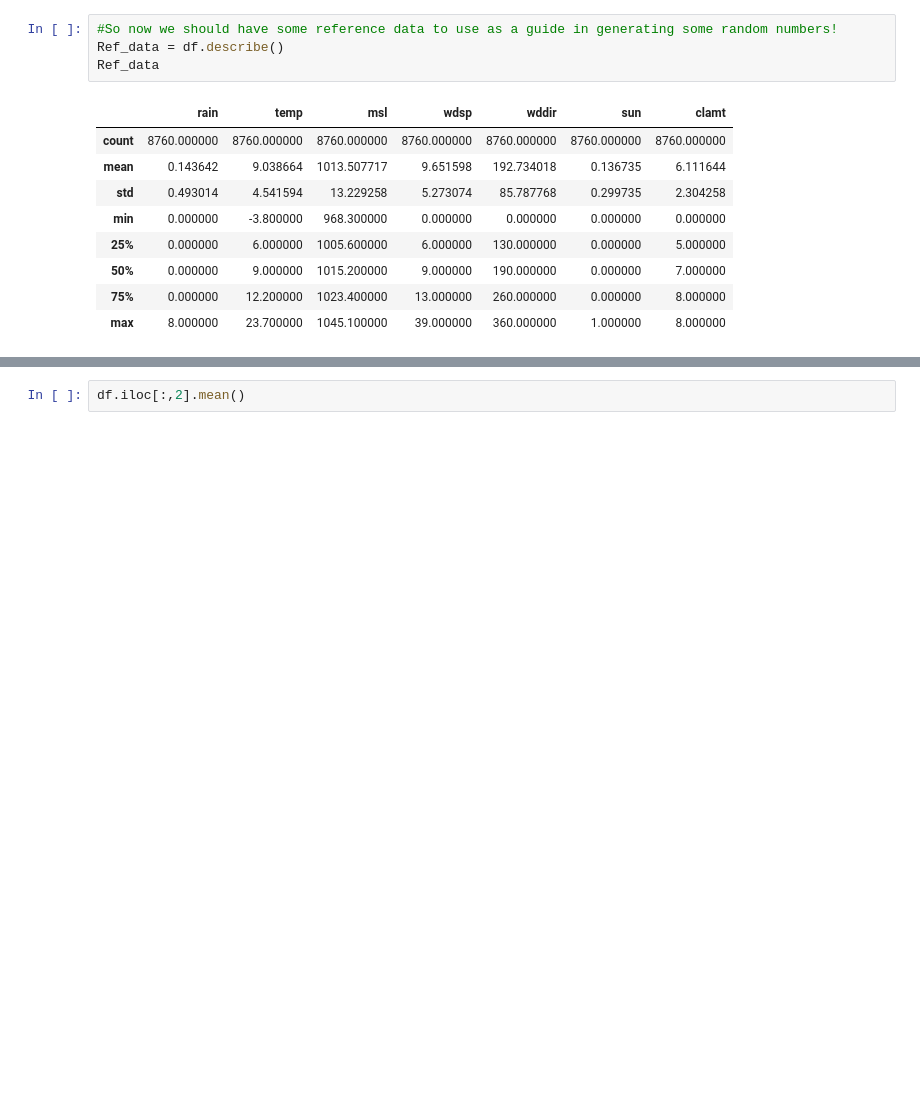
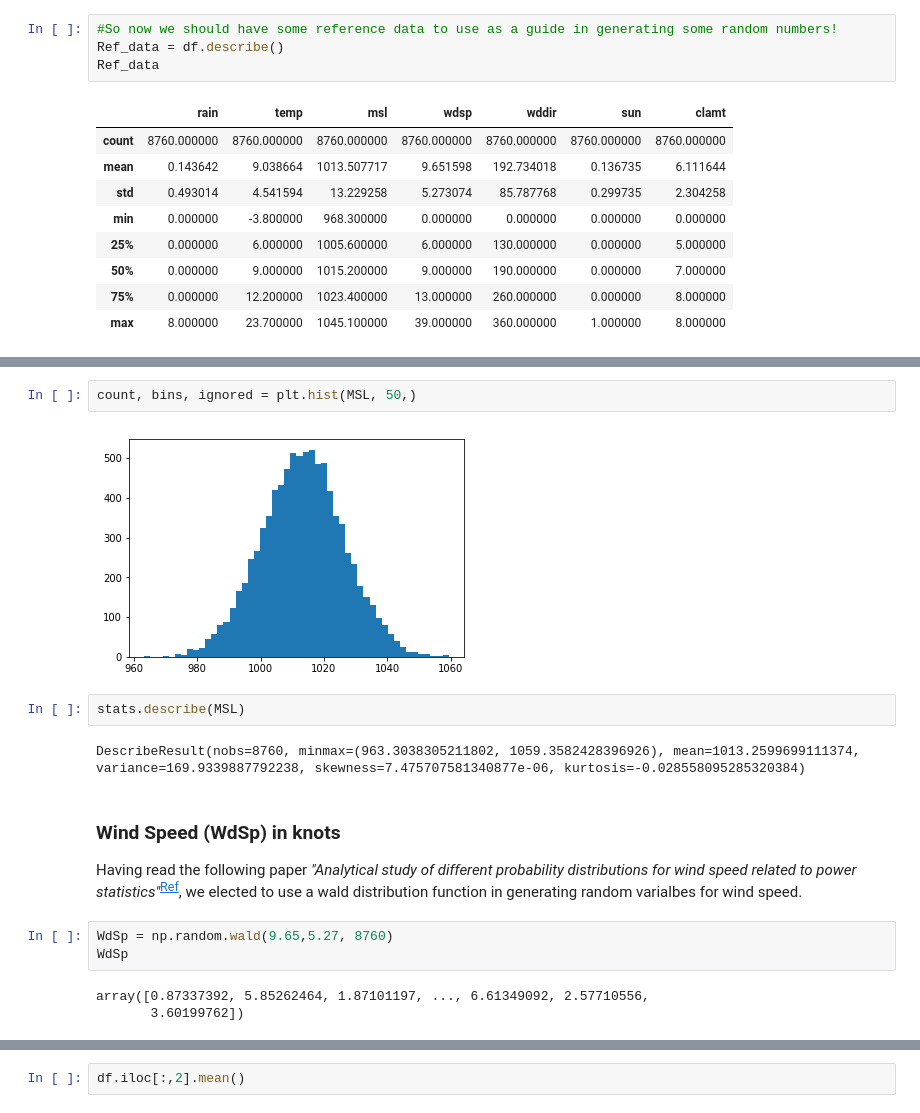
Before and after one commit to jruther/Programming_for_DA_PROJECT, a Jupyter notebook: Programming for DA _PROJECT.ipynb, the cells around one changed output, grey strips where cells are left out. Drawn from its saved outputs; the diff is of its cells as text; blank space fills up the shorter version.

```diff
--- a/Programming for DA _PROJECT.ipynb
+++ b/Programming for DA _PROJECT.ipynb
@@ -93,0 +185,17 @@ NameError: name 'plt' is not defined
+# %%
+count, bins, ignored = plt.hist(MSL, 50,)
+# %% [output]
+[figure, added]
+# %%
+stats.describe(MSL)
+# %% [output]
+DescribeResult(nobs=8760, minmax=(963.3038305211802, 1059.3582428396926), mean=1013.2599699111374, variance=169.9339887792238, skewness=7.475707581340877e-06, kurtosis=-0.028558095285320384)
+# %% [markdown]
+### Wind Speed (WdSp) in knots
+Having read the following paper *"Analytical study of different probability distributions for wind speed related to power statistics"*<sup>[Ref](https://ieeexplore.ieee.org/document/5211970)</sup>, we elected to use a wald distribution function in generating random varialbes for wind speed.
+# %%
+WdSp = np.random.wald(9.65,5.27, 8760)
+WdSp
+# %% [output]
+array([0.87337392, 5.85262464, 1.87101197, ..., 6.61349092, 2.57710556,
+       3.60199762])
```
Also changed, not shown: parts of 33 cells of this notebook.
